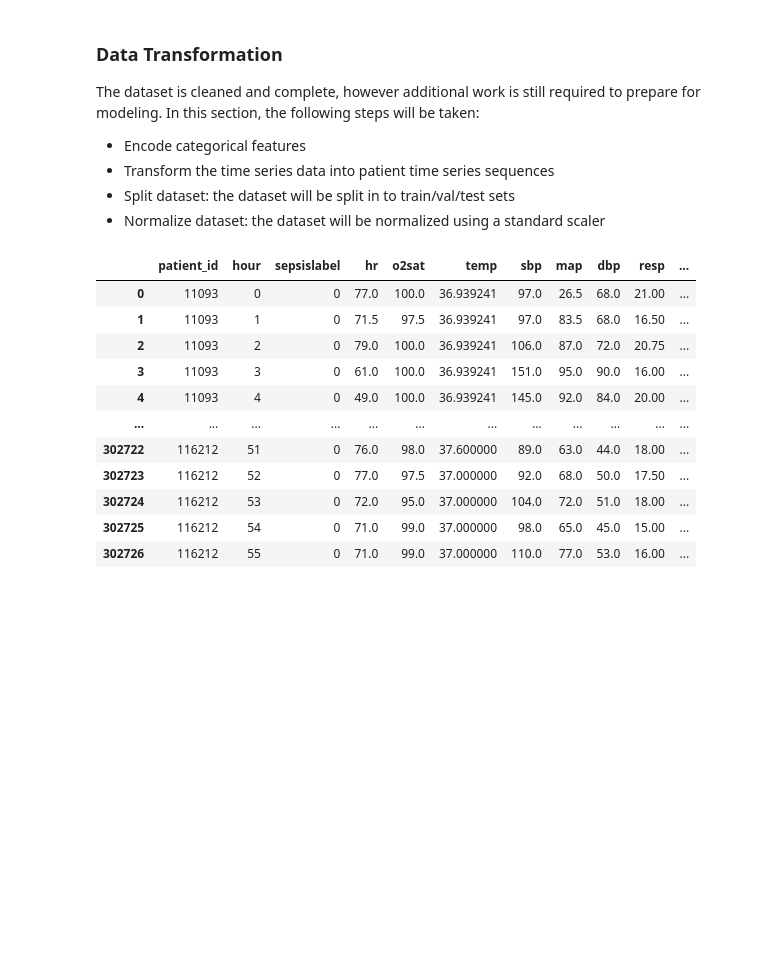
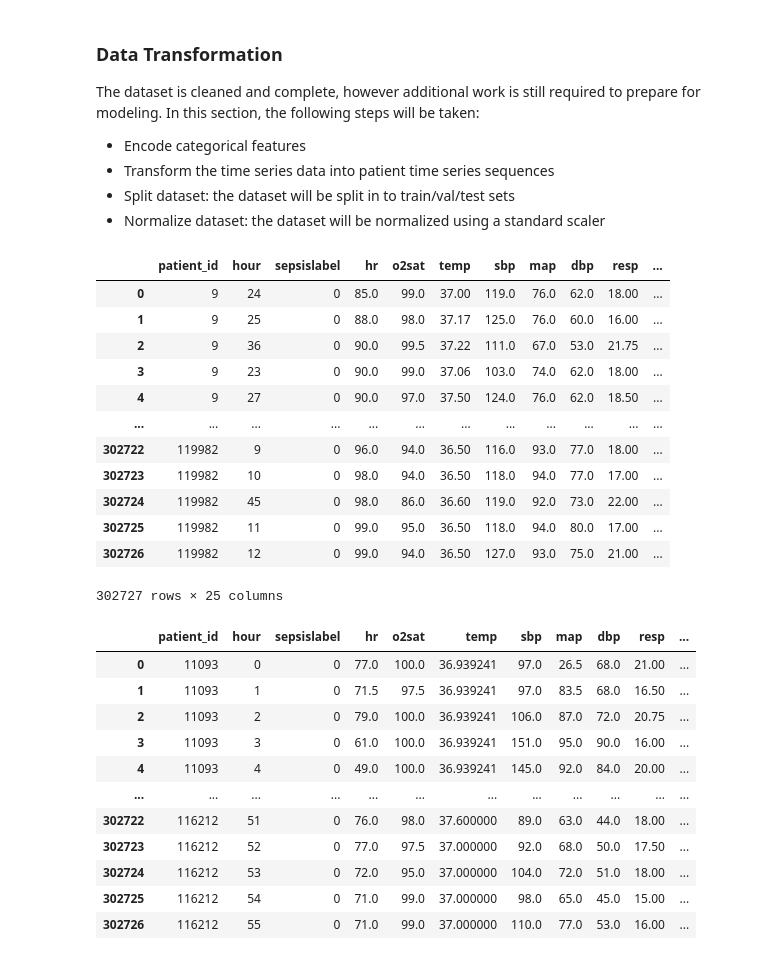
Before and after one commit to t4ai/early-sepsis-prediction, a Jupyter notebook: 3 - Feature Engineering and Data Prep.ipynb, the cells around one changed output. Cells and saved outputs as stored; diff of their text form; code cells hidden in the pictures; blank space fills up the shorter version.

Commit message:
progress on deterioration feature

```diff
--- a/3 - Feature Engineering and Data Prep.ipynb
+++ b/3 - Feature Engineering and Data Prep.ipynb
@@ -66,45 +92,46 @@ def create_lag_features(df, lag_step, feature_cols):
     return pd.concat([df, pd.DataFrame(index=df.index, data=lag_features, columns=lag_column_names)], axis=1)
 
 # create an index to indicate deterioration in vitals and labs over given set of time steps
-def create_deterioration_index(df, lag_step, feature_cols):
+def create_deterioration_index(df):
 
-    weights = {
-        "hr": 0.053,
-        "resp": 0.022,
-        "o2sat": 0.057,
-        "temp": 0.144,
-        "map": 0.018,
-        "wbc": 0.076,
-        "platelets": 0.141,
-        "creatinine": 0.060,
-        "glucose": 0.049,
-        "lactate": 0.009,
-    }
+    # add new feature column to df
 
     # get all unique patients
+    deterioration_scores = []
     unique_patient_ids = df['patient_id'].unique()
 
     # create matrix for lag features
+    deterioration_feature_cols = ['deterioration']
+    #deterioration_feature = np.zeros(shape=(df.shape[0], len(deterioration_feature_cols)))
 
-    feature_cols = [x.lower() for x in feature_cols]
-
-    # iterate patients
-    row_counter = 0
+    # iterate patients and calc score
     for patient_id in unique_patient_ids:
         patient_records = df[df['patient_id'] == patient_id].sort_values(by=['hour'], ascending=True)
-        patient_row_counter = 0
-        for idx, patient_record in patient_records.iterrows():
+        deterioration_helper = DeteriorationIndex(patient_records)
+        patient_d_scores = deterioration_helper.patient_deterioration_index()
+        if(len(deterioration_scores) == 0):
+            deterioration_scores = patient_d_scores
+        else:
+            deterioration_scores = np.concatenate((deterioration_scores, patient_d_scores), axis=0)
 
-            det_index_score = 0
-            # calc hr score
-
-
-
-
-            patient_records.iloc[patient_row_counter - 1]['hr']
-
-        row_counter += 1
-        patient_row_counter += 1
+    return pd.concat([df, pd.DataFrame(index=df.index, data=deterioration_scores.reshape(-1,1), columns=deterioration_feature_cols)], axis=1)
+# %%
+sepsis_dataset_with_didx = create_deterioration_index(sepsis_dataset)
+sepsis_dataset_with_didx
+# %% [output]
+|  | patient_id | hour | sepsislabel | hr | o2sat | temp | sbp | map | dbp | resp | ... |
+| 0 | 9 | 24 | 0 | 85.0 | 99.0 | 37.00 | 119.0 | 76.0 | 62.0 | 18.00 | ... |
+| 1 | 9 | 25 | 0 | 88.0 | 98.0 | 37.17 | 125.0 | 76.0 | 60.0 | 16.00 | ... |
+| 2 | 9 | 36 | 0 | 90.0 | 99.5 | 37.22 | 111.0 | 67.0 | 53.0 | 21.75 | ... |
+| 3 | 9 | 23 | 0 | 90.0 | 99.0 | 37.06 | 103.0 | 74.0 | 62.0 | 18.00 | ... |
+| 4 | 9 | 27 | 0 | 90.0 | 97.0 | 37.50 | 124.0 | 76.0 | 62.0 | 18.50 | ... |
+| ... | ... | ... | ... | ... | ... | ... | ... | ... | ... | ... | ... |
+| 302722 | 119982 | 9 | 0 | 96.0 | 94.0 | 36.50 | 116.0 | 93.0 | 77.0 | 18.00 | ... |
+| 302723 | 119982 | 10 | 0 | 98.0 | 94.0 | 36.50 | 118.0 | 94.0 | 77.0 | 17.00 | ... |
+| 302724 | 119982 | 45 | 0 | 98.0 | 86.0 | 36.60 | 119.0 | 92.0 | 73.0 | 22.00 | ... |
+| 302725 | 119982 | 11 | 0 | 99.0 | 95.0 | 36.50 | 118.0 | 94.0 | 80.0 | 17.00 | ... |
+| 302726 | 119982 | 12 | 0 | 99.0 | 94.0 | 36.50 | 127.0 | 93.0 | 75.0 | 21.00 | ... |
+302727 rows × 25 columns
 # %%
 # create the lag features for t-1
 sepsis_dataset_with_lags = create_lag_features(sepsis_dataset, 1, continuous_feature_cols)
```
Also changed, not shown: parts of 5 cells of this notebook, 1 other file.
